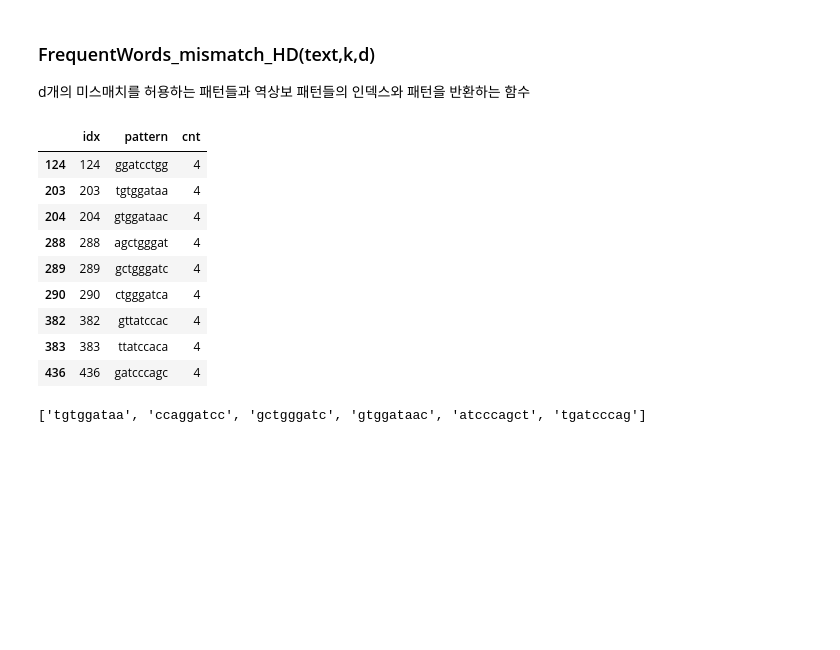
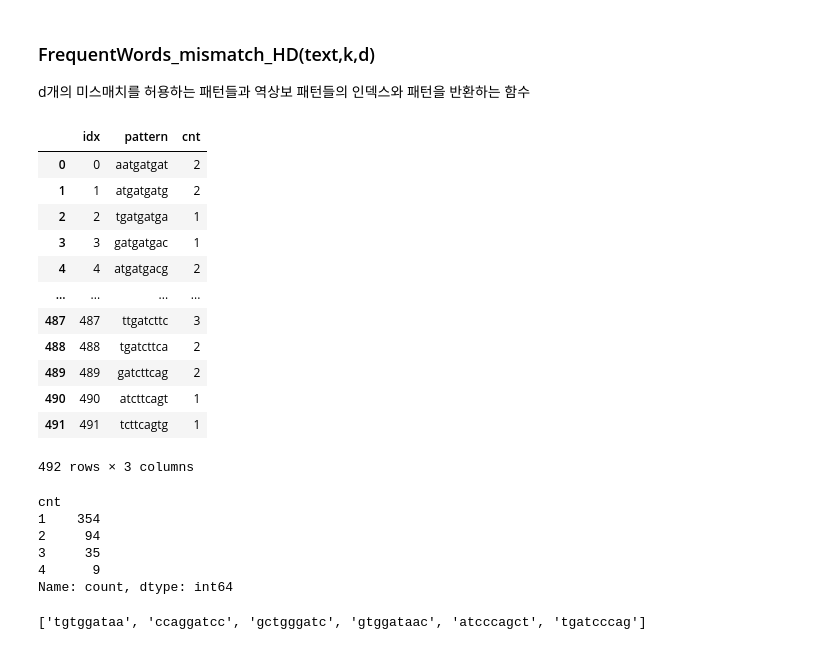
Before and after one commit to ppsygit/BI_algorithm, a Jupyter notebook: algorithm_1.ipynb, the cells around one changed output. Saved outputs shown, nothing was run; the diff lists cells and outputs as text; code cells hidden in the pictures; blank space fills up the shorter version.

```diff
--- a/algorithm_1.ipynb
+++ b/algorithm_1.ipynb
@@ -449,18 +449,31 @@ def FrequentWords_mismatch_HD(text, k, d):
 # %%
 import pandas as pd
 df = pd.DataFrame(FrequentWords_mismatch_HD(E_coli_ori, 9, 1))
-df.loc[df['cnt']==4]
+# df.loc[df['mismatch_cnt']==4]
+df
 # %% [output]
 |  | idx | pattern | cnt |
-| 124 | 124 | ggatcctgg | 4 |
-| 203 | 203 | tgtggataa | 4 |
-| 204 | 204 | gtggataac | 4 |
-| 288 | 288 | agctgggat | 4 |
-| 289 | 289 | gctgggatc | 4 |
-| 290 | 290 | ctgggatca | 4 |
-| 382 | 382 | gttatccac | 4 |
-| 383 | 383 | ttatccaca | 4 |
-| 436 | 436 | gatcccagc | 4 |
+| 0 | 0 | aatgatgat | 2 |
+| 1 | 1 | atgatgatg | 2 |
+| 2 | 2 | tgatgatga | 1 |
+| 3 | 3 | gatgatgac | 1 |
+| 4 | 4 | atgatgacg | 2 |
+| ... | ... | ... | ... |
+| 487 | 487 | ttgatcttc | 3 |
+| 488 | 488 | tgatcttca | 2 |
+| 489 | 489 | gatcttcag | 2 |
+| 490 | 490 | atcttcagt | 1 |
+| 491 | 491 | tcttcagtg | 1 |
+492 rows × 3 columns
+# %%
+df['cnt'].value_counts()
+# %% [output]
+cnt
+1    354
+2     94
+3     35
+4      9
+Name: count, dtype: int64
 # %%
 answer_list = ['ttatccaca','ggatcctgg','gatcccagc','gttatccac','agctgggat','ctgggatca']
 RC_list = list()
```
Also changed, not shown: parts of 9 cells of this notebook, 3 other files.
